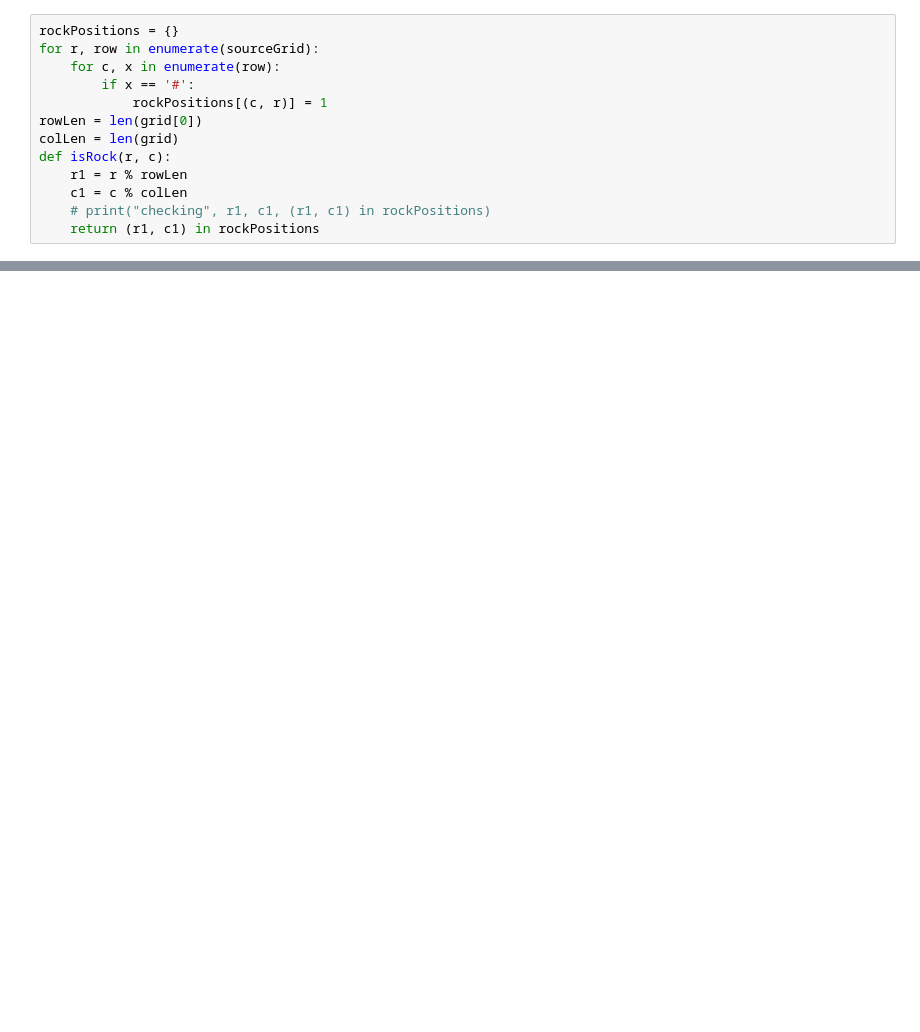
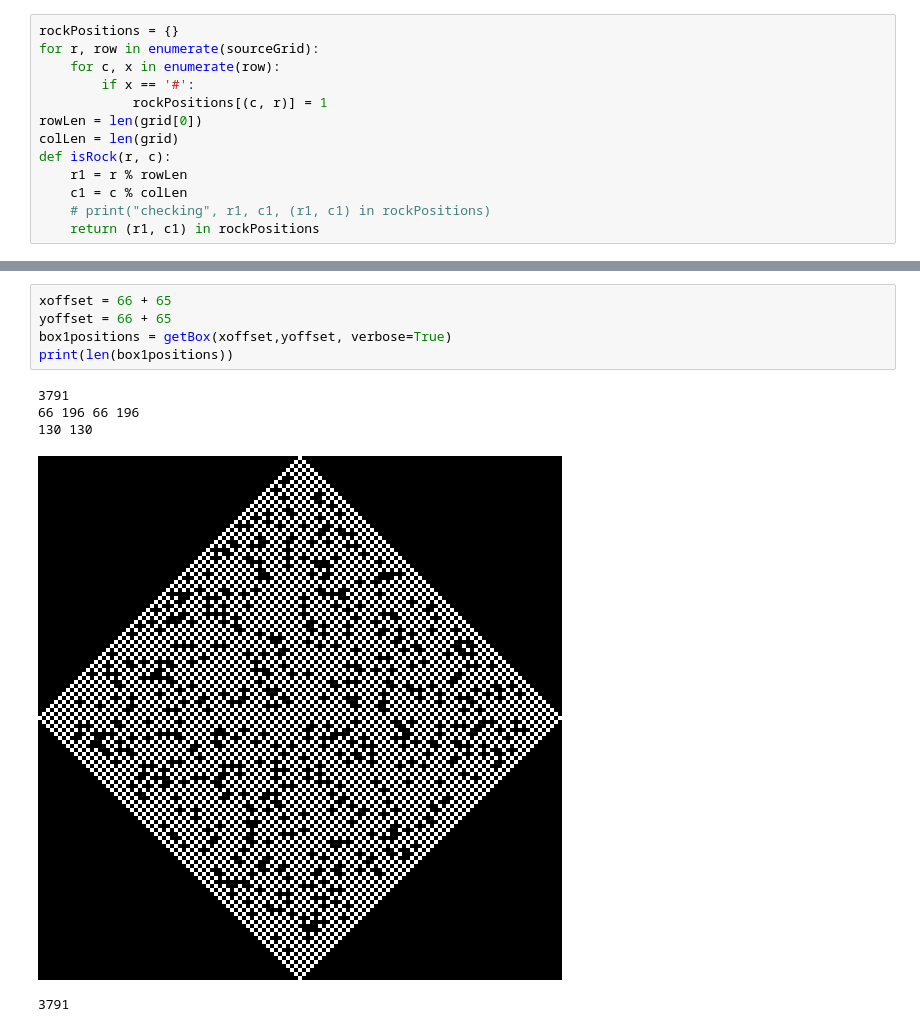
Before and after one commit to rhdeck/aoc-2023, a Jupyter notebook: 21/21.ipynb, the cells around one changed output, grey strips where cells are left out. Saved outputs shown, nothing was run; the diff lists cells and outputs as text; blank space fills up the shorter version.

```diff
--- a/21/21.ipynb
+++ b/21/21.ipynb
@@ -214,0 +184,11 @@ sum of positions 508383
+# %%
+xoffset = 66 + 65
+yoffset = 66 + 65
+box1positions = getBox(xoffset,yoffset, verbose=True)
+print(len(box1positions))
+# %% [output]
+3791
+66 196 66 196
+130 130
+[figure, added]
+3791
```
Also changed, not shown: parts of 22 cells of this notebook, 1 other file.
